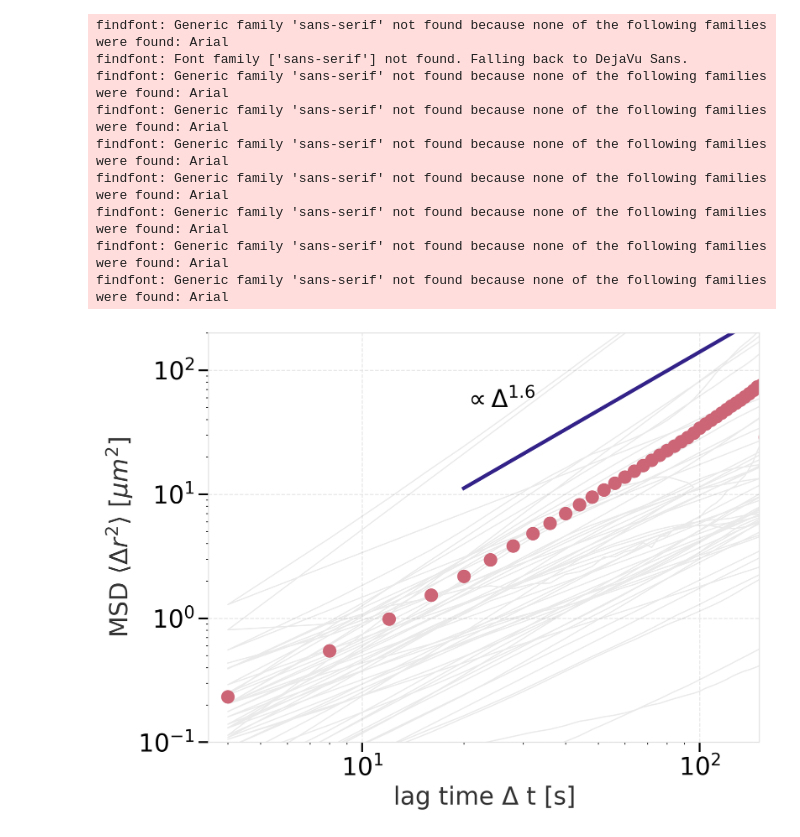
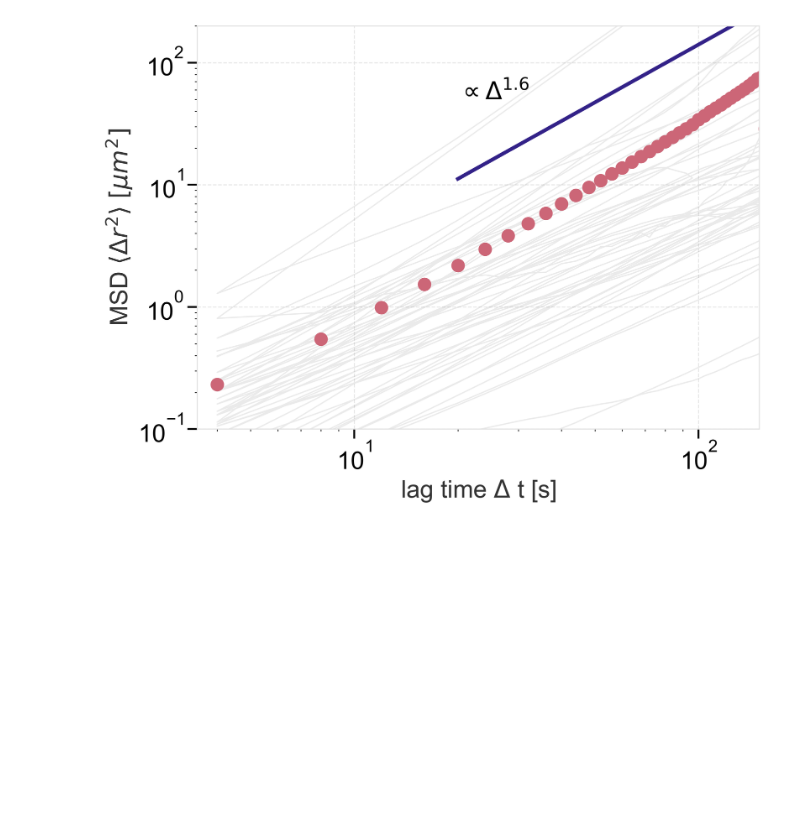
Before and after one commit to wppppupr/MTCargo_analysis, a Jupyter notebook: notebooks/nematicMSD.ipynb, the cells around one changed output. Drawn from its saved outputs; the diff is of its cells as text; code cells hidden in the pictures; blank space fills up the shorter version.

```diff
--- a/notebooks/nematicMSD.ipynb
+++ b/notebooks/nematicMSD.ipynb
@@ -15,6 +15,7 @@ from libs import displacement as dpm
 plt.style.use('../libs/my_style.mplstyle')
 # %%
 mypass = '/mnt/ssd_data/Sasaki/MTSingleBeads'
+mypass = '/Volumes/My Passport/Sasaki/MTsingleBeads'
 
 path1 = os.path.join(mypass,"20241114/MC03MT4uM/beads_tracks.csv")
 path2 = os.path.join(mypass,"20260107/MC03MT10/beads_tracks.csv")
@@ -60,40 +61,31 @@ popt, pcov = curve_fit(fm.ln_pl, x, y)
 
 fig, ax = plt.subplots()
 
 ax.plot(I_concat['lag time'], I_concat['MSD'], color='#333333', alpha =0.1, lw=1)
 
 ax.plot(emsd_combined.index, emsd_combined['MSD'], linestyle = 'None', marker='o', label='experiment')
 """ax.fill_between(emsd_combined.index,
                 emsd_combined['MSD'] - emsd_err_combined,
                 emsd_combined['MSD'] + emsd_err_combined,
                 alpha=0.2)
 """
 
 xrange = [min_t, max_t]
 
 ax.plot(xrange, fm.power_law(xrange, *popt) * 5, label = f'{popt[1]:.2f}$\\times\\Delta t^{{{popt[0]:.2f}}}$')
 ax.text(20, 5e1, f'$\propto \Delta ^{{{popt[0]:.1f}}}$')
 
 ax.set(
     xlim=(3.5e-0, 150),
     ylim=(1e-1, 2e2),
     xscale='log',
     yscale='log',
     xlabel='lag time $\Delta$ t [s]',
     ylabel='MSD $\\langle \\Delta r^2 \\rangle$ $[\u03bcm^2]$'
     )
 
 cd = os.getcwd()
 fig.savefig(f"{cd}/figures/MSD.png", bbox_inches = 'tight')
 fig.savefig(f"{cd}/figures/MSD.pdf", bbox_inches = 'tight')
 # %% [output]
-findfont: Generic family 'sans-serif' not found because none of the following families were found: Arial
-findfont: Font family ['sans-serif'] not found. Falling back to DejaVu Sans.
-findfont: Generic family 'sans-serif' not found because none of the following families were found: Arial
-findfont: Generic family 'sans-serif' not found because none of the following families were found: Arial
-findfont: Generic family 'sans-serif' not found because none of the following families were found: Arial
-findfont: Generic family 'sans-serif' not found because none of the following families were found: Arial
-findfont: Generic family 'sans-serif' not found because none of the following families were found: Arial
-findfont: Generic family 'sans-serif' not found because none of the following families were found: Arial
-findfont: Generic family 'sans-serif' not found because none of the following families were found: Arial
-[figure, old version]
+[figure, new version]
```
Also changed, not shown: 3 other files.
